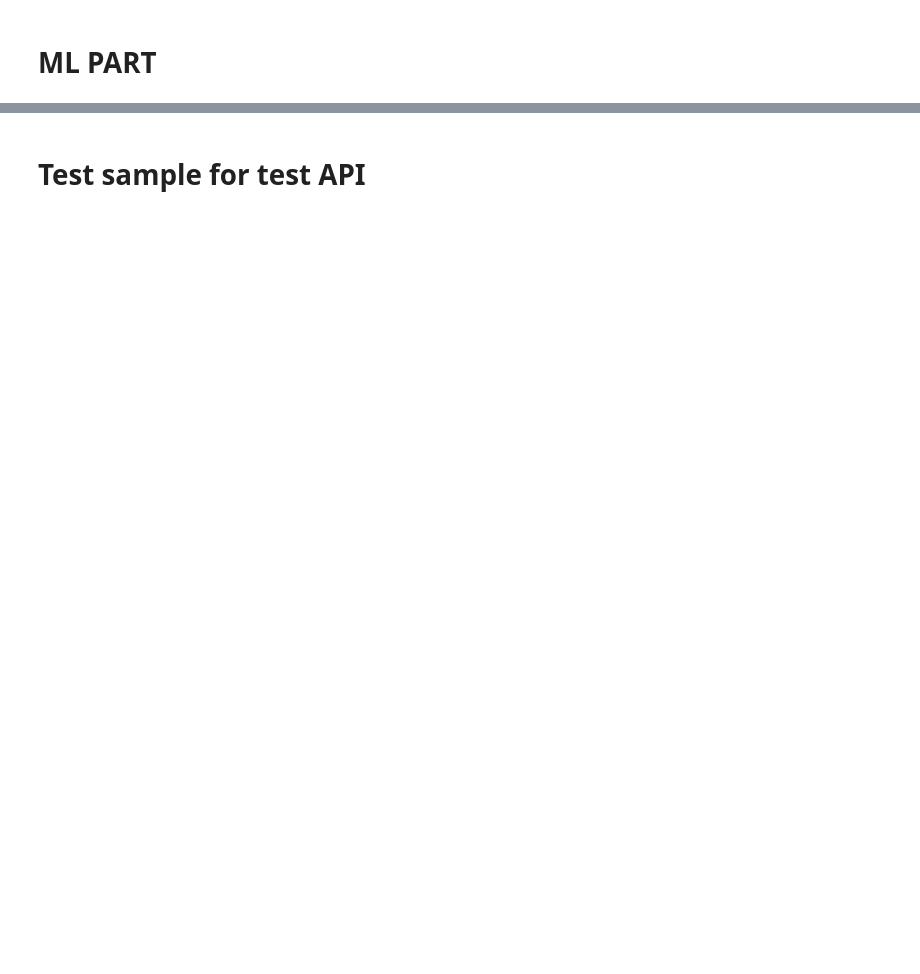
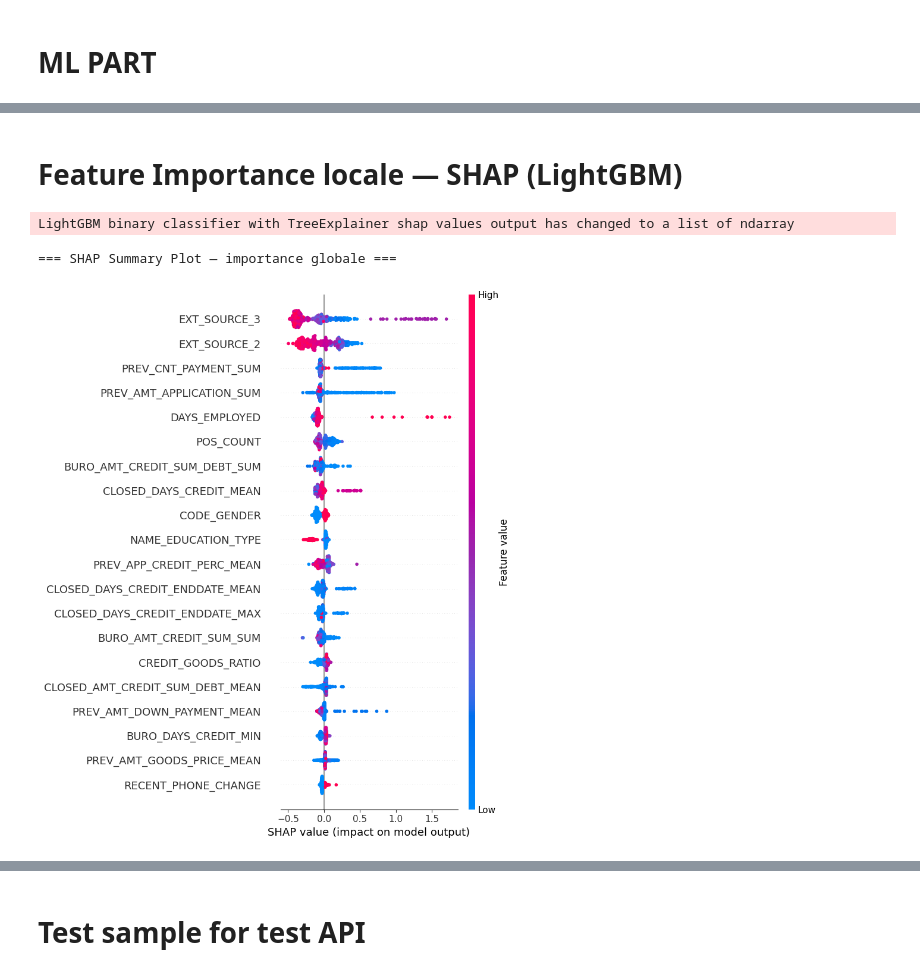
Before and after one commit to ArnaudFrsc/open-classrooms, a Jupyter notebook: P7/ml_research.ipynb, the cells around one changed output, grey strips where cells are left out. Drawn from its saved outputs; the diff is of its cells as text; code cells hidden in the pictures; blank space fills up the shorter version.

```diff
--- a/P7/ml_research.ipynb
+++ b/P7/ml_research.ipynb
@@ -640,0 +739,25 @@ plt.show()
+# %% [markdown]
+# Feature Importance locale — SHAP (LightGBM)
+# %%
+# Imputation sans SMOTE pour SHAP
+X_val_imputed = pd.DataFrame(
+    lgb_model.named_steps['imputer'].transform(val_reduced),
+    columns=val_reduced.columns
+)
+
+# Échantillon pour les performances
+X_shap = X_val_imputed.sample(500, random_state=42)
+
+explainer = shap.TreeExplainer(lgb_model.named_steps['model'])
+shap_values = explainer.shap_values(X_shap)
+
+# LightGBM binaire : shap_values peut être une liste [class0, class1]
+sv = shap_values[1] if isinstance(shap_values, list) else shap_values
+
+# Importance globale SHAP (distribution des impacts sur tout le jeu de validation)
+print("=== SHAP Summary Plot — importance globale ===")
+shap.summary_plot(sv, X_shap, max_display=20)
+# %% [output]
+LightGBM binary classifier with TreeExplainer shap values output has changed to a list of ndarray
+=== SHAP Summary Plot — importance globale ===
+[figure, added]
```
Also changed, not shown: parts of 39 cells of this notebook, 20 other files.
